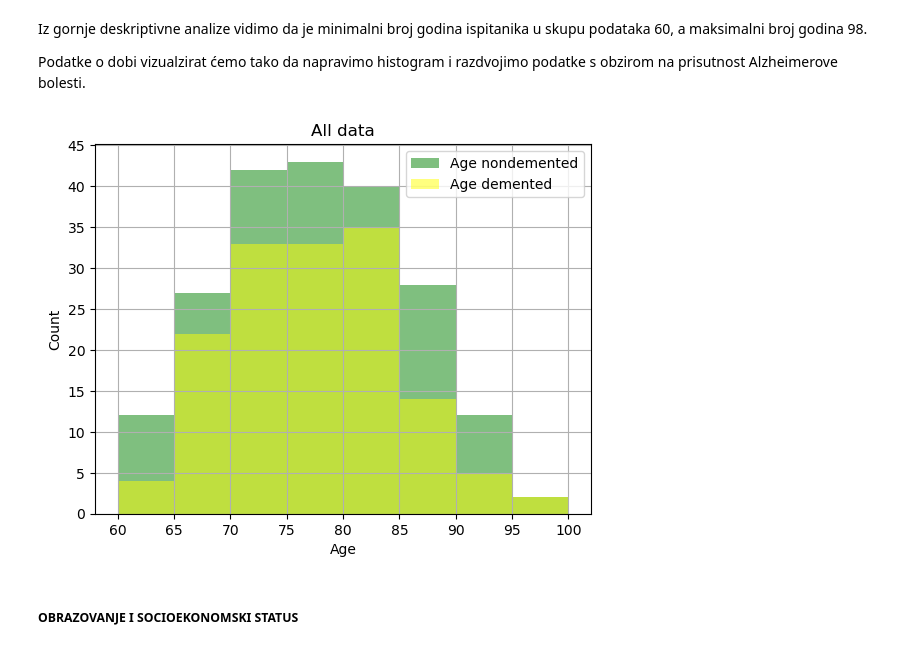
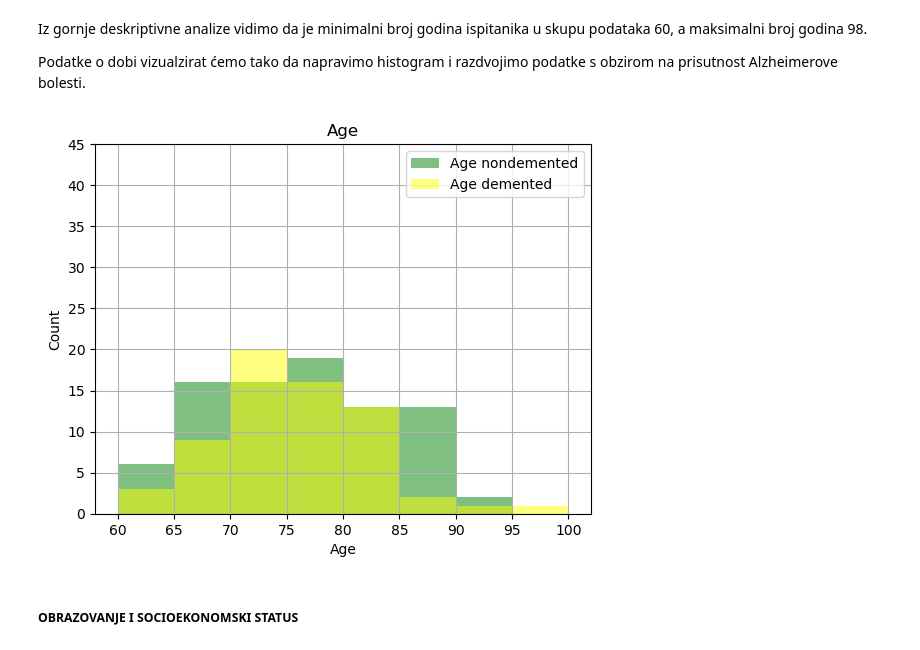
Before and after one commit to bnikolic2/Early-Stage-Alzheimer-s-Disease-Prediction-Using-Machine-Learning-Models, a Jupyter notebook: project.ipynb, the cells around one changed output. Saved outputs shown, nothing was run; the diff lists cells and outputs as text; code cells hidden in the pictures.

Commit message:
Focues on first scan data

```diff
--- a/project.ipynb
+++ b/project.ipynb
@@ -165,0 +159,3 @@ X
+# %%
+X_firstScan = X_firstScan.drop(columns=['Hand', 'Visit', 'MR Delay'])
+X_firstScan
@@ -254,7 +251,7 @@ Osim toga kategoričku varijablu M/F ćemo pomoću LabelEncodera preslikati na s
 # %%
 from sklearn.preprocessing import OneHotEncoder, LabelEncoder
 
-X_preprocessed = X_noNaN.copy()
+X_preprocessed = X_firstScan.copy()
 
 # Transforming M/F variable
 leMF = LabelEncoder()
@@ -281,0 +313,3 @@ X_preprocessed.head(10)
+# %%
+educ_ses=X_preprocessed[['EDUC', 'SES']].groupby(['EDUC'], as_index=False).median()
+educ_ses
@@ -282 +330,4 @@ X_preprocessed.head(10)
+# %%
+X_preprocessed.loc[(X_preprocessed['EDUC'] == 12) & (X_preprocessed['SES'].isna()), 'SES'] = educ_ses.loc[educ_ses['EDUC'] == 12, 'SES'].values[0]
+X_preprocessed.loc[(X_preprocessed['EDUC'] == 16) & (X_preprocessed.SES.isna()), 'SES'] = educ_ses.loc[educ_ses['EDUC'] == 16, 'SES'].values[0]
 # %% [markdown]
@@ -342,31 +403,17 @@ Iz gornje deskriptivne analize vidimo da je minimalni broj godina ispitanika u s
 
 Podatke o dobi vizualzirat ćemo tako da napravimo histogram i razdvojimo podatke s obzirom na prisutnost Alzheimerove bolesti.
 # %%
-#fig, ax = plt.subplots(1,2, figsize=(10,5))
-
-
-# First scan
-#ax[0].set_title("First Scan")
-#ax[0].hist(X_firstScan[X_firstScan['Custom Group'] == 0].Age, bins=8, range=(60,100), alpha=0.5, color='green', label="Age nondemented")
-#ax[0].hist(X_firstScan[X_firstScan['Custom Group'] == 1].Age, bins=8, range=(60,100), alpha=0.5, color='yellow', label="Age demented")
-#ax[0].legend(loc='best')
-#ax[0].set_xlabel('Age')
-#ax[0].set_ylabel('Count')
-#ax[0].set_yticks(np.arange(0,20,2))
-#ax[0].grid() */
-
-
 # All data
-plt.title("All data")
+plt.title("Age")
 plt.hist(X_vis[X_vis['Custom Group'] == 0].Age, bins=8, range=(60,100), alpha=0.5, color='green', label="Age nondemented")
 plt.hist(X_vis[X_vis['Custom Group'] == 1].Age, bins=8, range=(60,100), alpha=0.5, color='yellow', label="Age demented")
 plt.legend(loc='best')
 plt.xlabel('Age')
 plt.ylabel('Count')
 plt.yticks(np.arange(0,50,5))
 plt.grid()
 # %% [output]
-[figure, old version]
+[figure, new version]
 # %% [markdown]
 ##### OBRAZOVANJE I SOCIOEKONOMSKI STATUS
 # %% [markdown]
```
Also changed, not shown: parts of 48 cells of this notebook.
